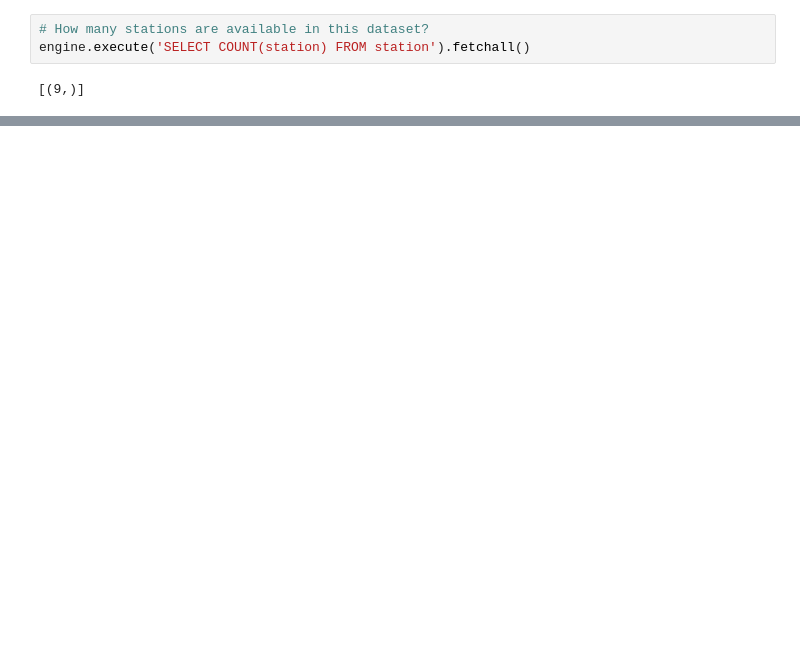
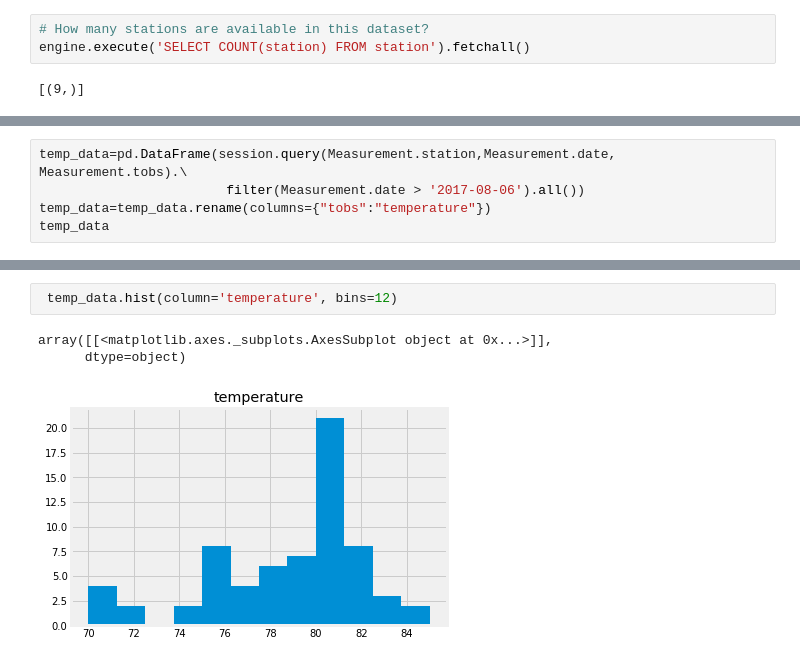
Before and after one commit to AbdulazizGebril/Workspace, a Jupyter notebook: 09-Adv-Data-Storage-Retrieval (Week 11)/Instructions/SQLAlchemy.ipynb, the cells around one changed output, grey strips where cells are left out. Cells and saved outputs as stored; diff of their text form; blank space fills up the shorter version.

```diff
--- a/09-Adv-Data-Storage-Retrieval (Week 11)/Instructions/SQLAlchemy.ipynb
+++ b/09-Adv-Data-Storage-Retrieval (Week 11)/Instructions/SQLAlchemy.ipynb
@@ -97,0 +123,5 @@ engine.execute('SELECT COUNT(station) FROM station').fetchall()
+# %%
+temp_data=pd.DataFrame(session.query(Measurement.station,Measurement.date, Measurement.tobs).\
+                        filter(Measurement.date > '2017-08-06').all())
+temp_data=temp_data.rename(columns={"tobs":"temperature"})
+temp_data
@@ -97,0 +163,6 @@ engine.execute('SELECT COUNT(station) FROM station').fetchall()
+# %%
+ temp_data.hist(column='temperature', bins=12)
+# %% [output]
+array([[<matplotlib.axes._subplots.AxesSubplot object at 0x...>]],
+      dtype=object)
+[figure, added]
```
Also changed, not shown: parts of 9 cells of this notebook, 1 other file.
